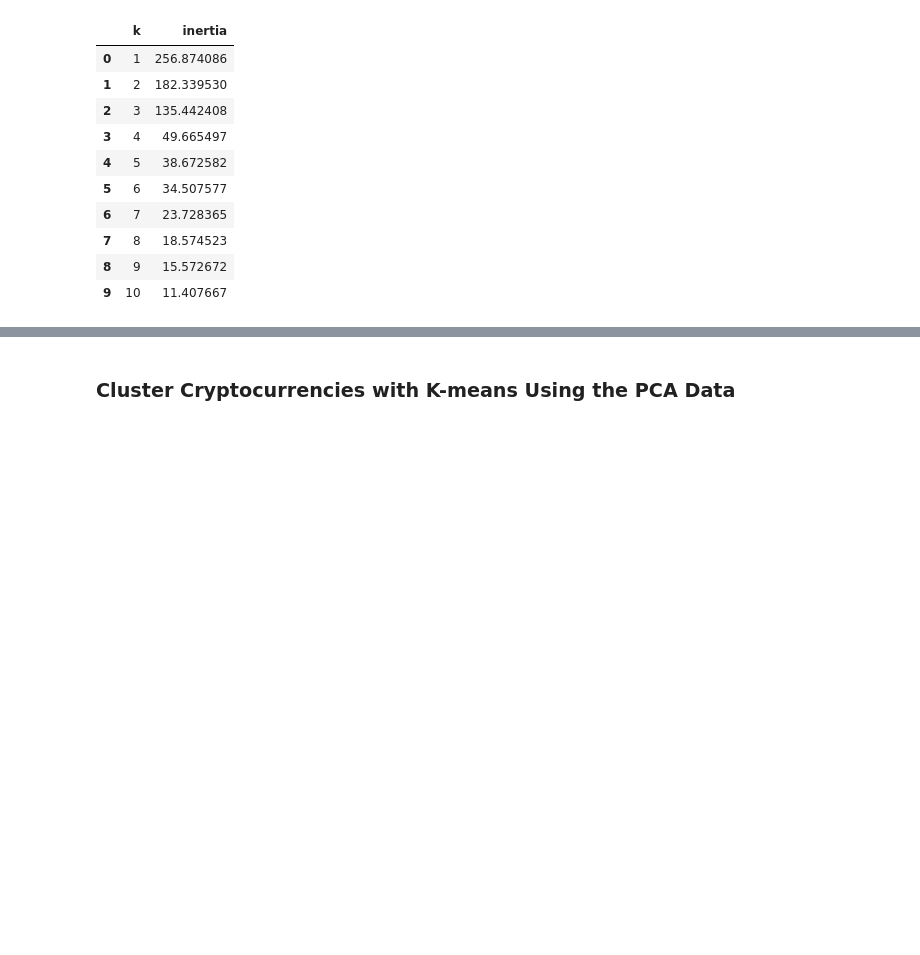
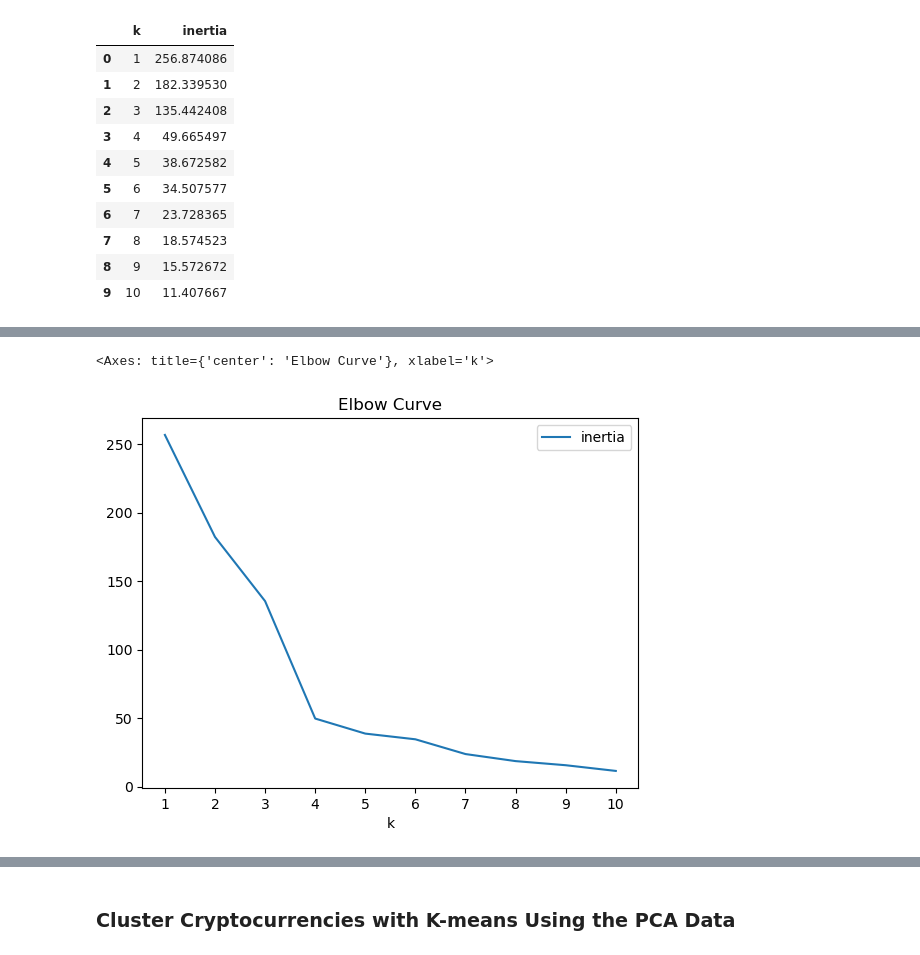
Before and after one commit to BlairSonnen/CryptoClustering, a Jupyter notebook: Crypto_Clustering.ipynb, the cells around one changed output, grey strips where cells are left out. Drawn from its saved outputs; the diff is of its cells as text; code cells hidden in the pictures; blank space fills up the shorter version.

```diff
--- a/Crypto_Clustering.ipynb
+++ b/Crypto_Clustering.ipynb
@@ -296,6 +299,15 @@ pca_elbow_df.head(10)
 # %%
 # Plot a line chart with all the inertia values computed with
 # the different values of k to visually identify the optimal value for k.
+pca_elbow_df.plot.line(
+    x="k",
+    y= "inertia",
+    title="Elbow Curve",
+    xticks=pca_k
+)
+# %% [output]
+<Axes: title={'center': 'Elbow Curve'}, xlabel='k'>
+[figure, added]
 # %% [markdown]
 #### Answer the following questions:
 * **Question:** What is the best value for `k` when using the PCA data?
```
Also changed, not shown: parts of 13 cells of this notebook, 1 other file.
